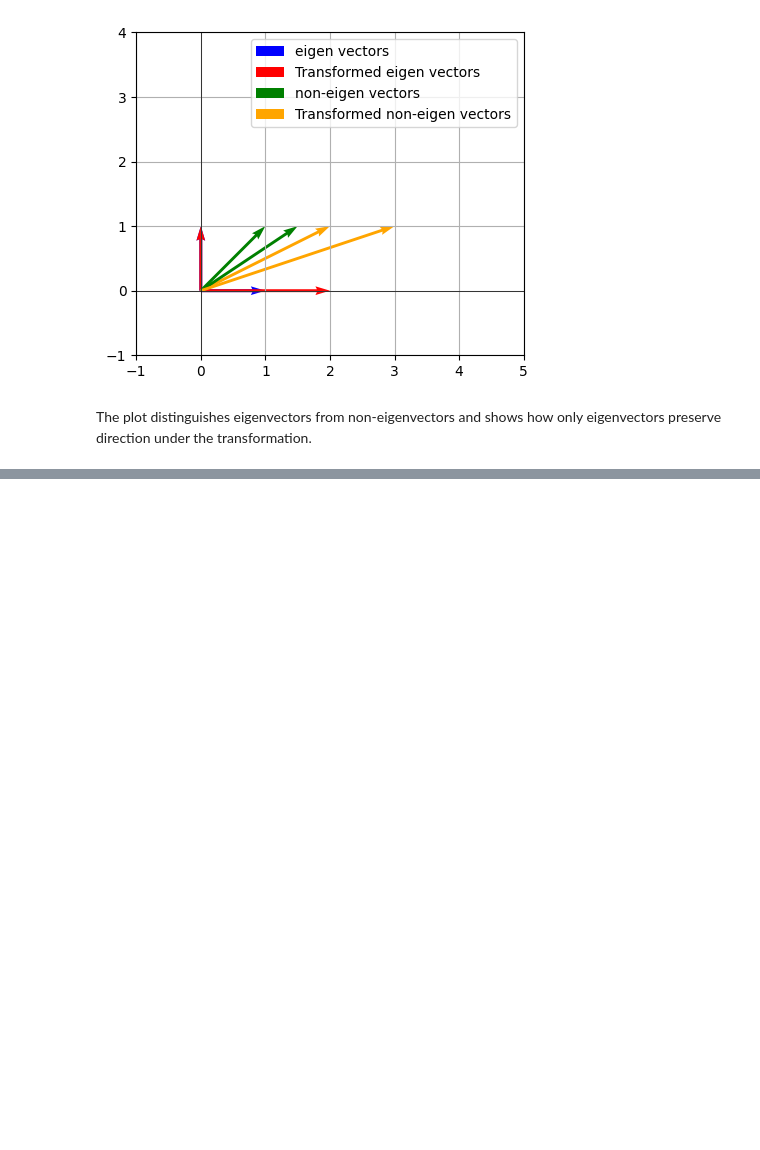
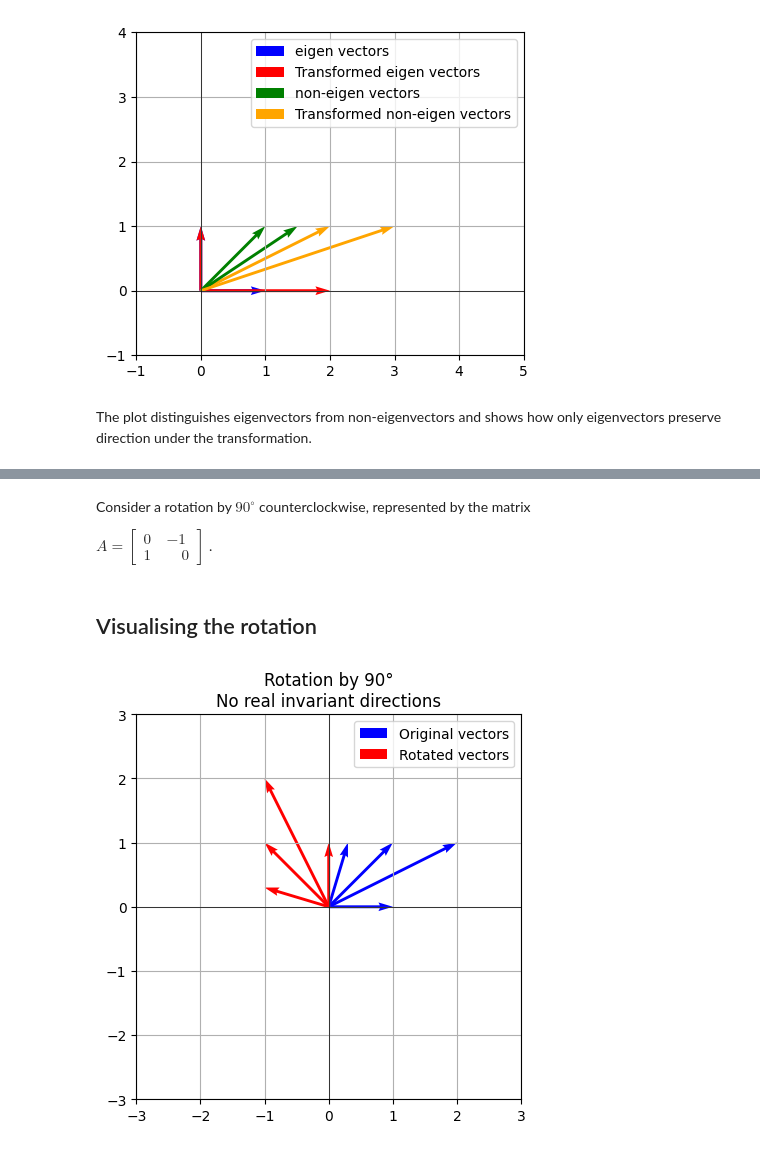
Before and after one commit to Akshat-1234/ml-theory, a Jupyter notebook: notebooks/03_eigenvalues_and_eigenvectors.ipynb, the cells around one changed output, grey strips where cells are left out. Cells and saved outputs as stored; diff of their text form; code cells hidden in the pictures; blank space fills up the shorter version.

```diff
--- a/notebooks/03_eigenvalues_and_eigenvectors.ipynb
+++ b/notebooks/03_eigenvalues_and_eigenvectors.ipynb
@@ -135,0 +145,59 @@ The plot distinguishes eigenvectors from non-eigenvectors and shows how only eig
+# %% [markdown]
+Consider a rotation by $90^\circ$ counterclockwise, represented by the
+matrix
+
+$A =
+\begin{bmatrix}
+0 & -1 \\
+1 & \phantom{-}0
+\end{bmatrix}$.
+# %% [markdown]
+## Visualising the rotation
+# %%
+import numpy as np
+import matplotlib.pyplot as plt
+
+# Rotation by 90 degrees
+A = np.array([
+    [0, -1],
+    [1,  0]
+])
+
+vectors = np.array([
+    [1, 0],
+    [0.3, 1],
+    [1, 1],
+    [2, 1]
+])
+
+transformed = vectors @ A.T
+
+plt.figure(figsize=(5, 5))
+
+# Original vectors
+for v in vectors:
+    plt.quiver(0, 0, v[0], v[1],
+               color='blue',
+               angles='xy', scale_units='xy', scale=1)
+
+# Rotated vectors
+for vt in transformed:
+    plt.quiver(0, 0, vt[0], vt[1],
+               color='red',
+               angles='xy', scale_units='xy', scale=1)
+
+plt.quiver([], [], [], [], color='blue', label='Original vectors')
+plt.quiver([], [], [], [], color='red', label='Rotated vectors')
+plt.legend()
+
+plt.axhline(0, color='black', linewidth=0.5)
+plt.axvline(0, color='black', linewidth=0.5)
+plt.gca().set_aspect('equal', adjustable='box')
+plt.grid(True)
+
+plt.xlim(-3, 3)
+plt.ylim(-3, 3)
+plt.title("Rotation by 90°\nNo real invariant directions")
+plt.show()
+# %% [output]
+[figure, added]
```
Also changed, not shown: parts of 11 cells of this notebook.
